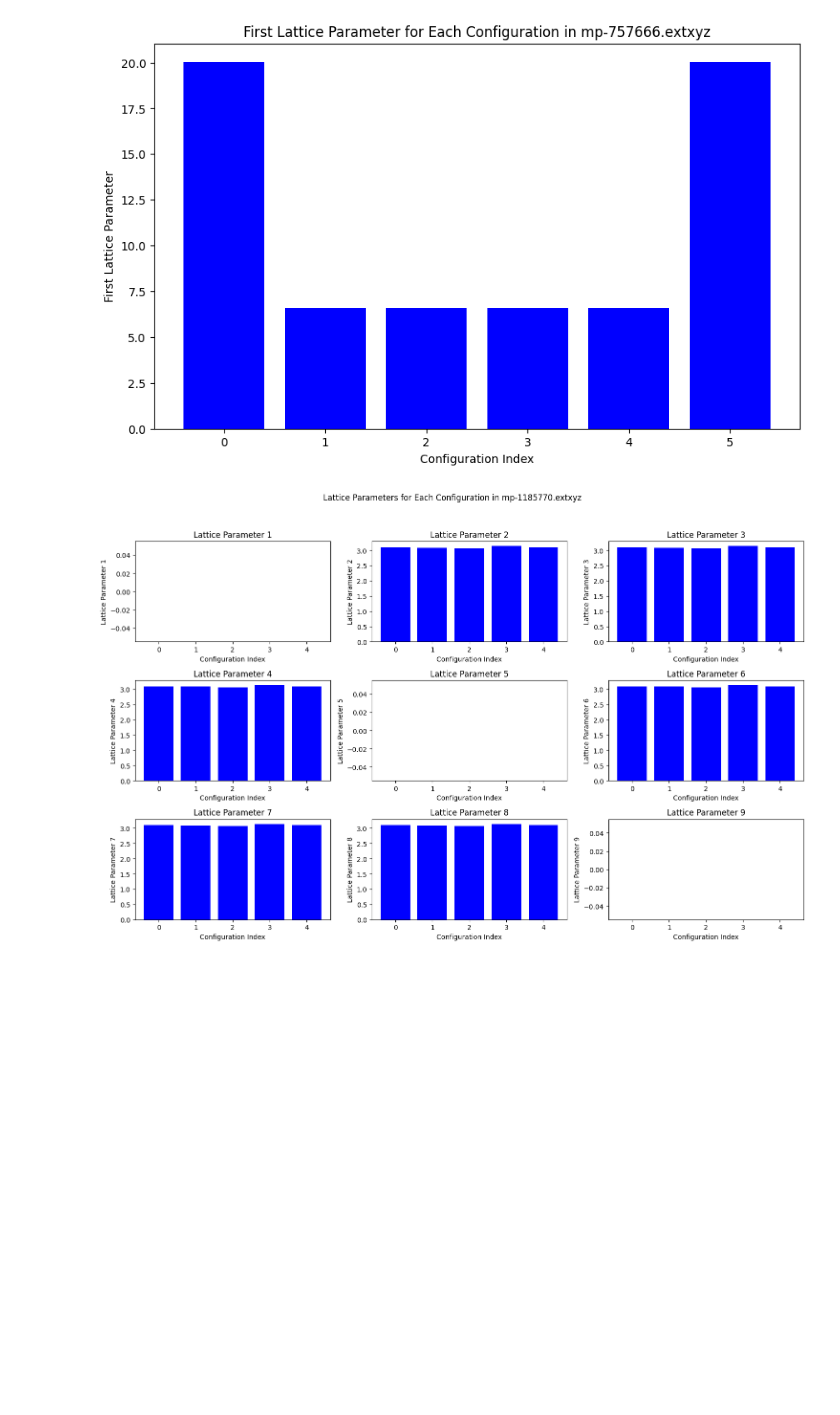
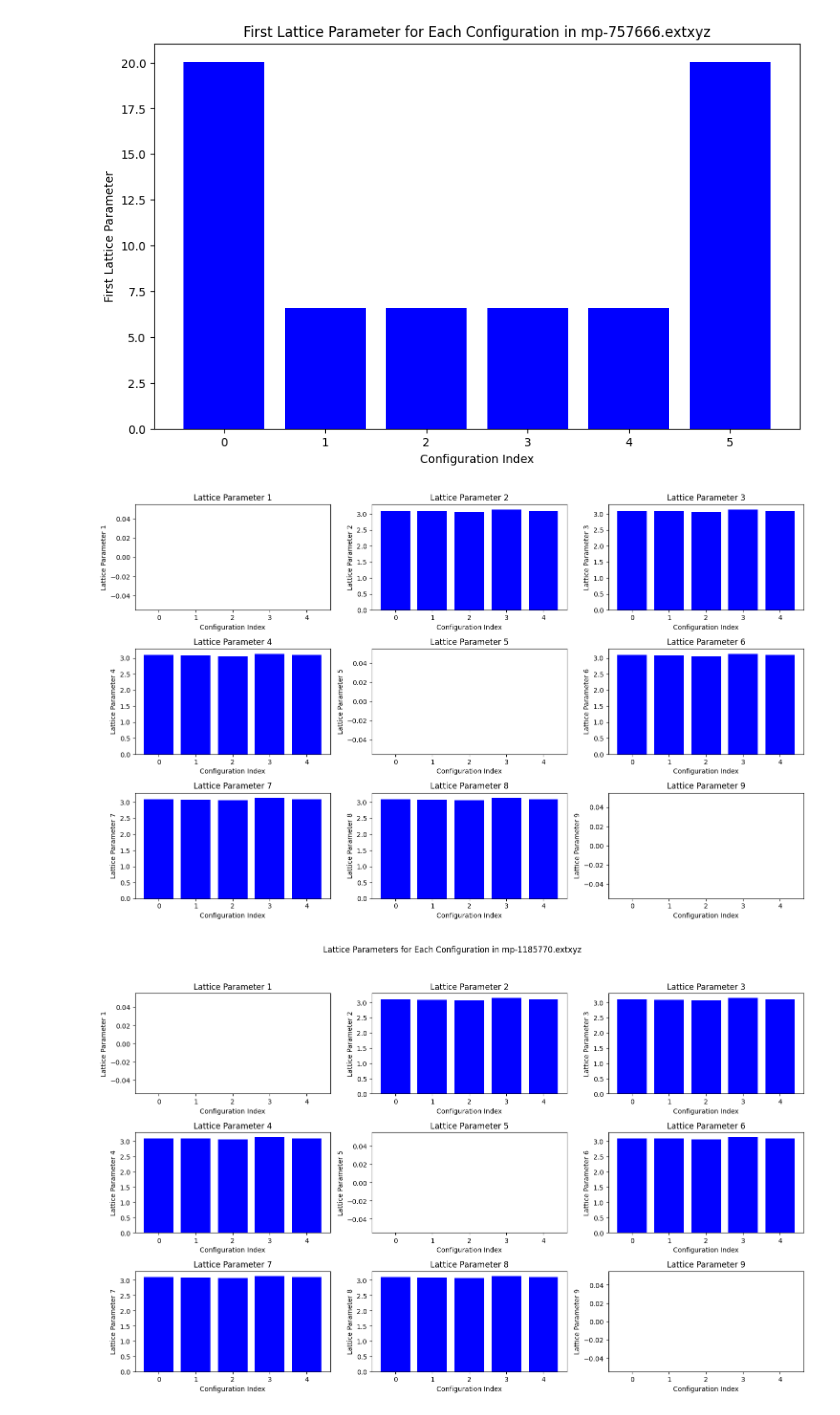
Before and after one commit to curtischong/joule, a Jupyter notebook: scripts/eddie_viewdata2.ipynb, the cells around one changed output. Saved outputs shown, nothing was run; the diff lists cells and outputs as text; code cells hidden in the pictures; blank space fills up the shorter version.

```diff
--- a/scripts/eddie_viewdata2.ipynb
+++ b/scripts/eddie_viewdata2.ipynb
@@ -53,6 +53,47 @@ for file_name in files:
 [figure]
 [figure]
 [figure]
+# %%
+import matplotlib.pyplot as plt
+# Convert to a transposed list to plot each lattice parameter
+def plot_lattice(file):
+    file_path = os.path.join(directory_path, file)
+    atoms_list = ase.io.read(file_path, index=':')
+    lattice_params = [atoms.cell.flatten() for atoms in atoms_list]
+    lattice_params_transposed = [list(i) for i in zip(*lattice_params)]
+
+    # Plotting the bar chart for each lattice parameter
+    plt.figure(figsize=(15, 10))
+    for i, params in enumerate(lattice_params_transposed):
+        plt.subplot(3, 3, i+1)
+        plt.bar(range(len(params)), params, color='blue')
+        plt.xlabel('Configuration Index')
+        plt.ylabel(f'Lattice Parameter {i+1}')
+        plt.title(f'Lattice Parameter {i+1}')
+
+    #plt.suptitle(f'Lattice Parameters for Each Configuration in {file_name}')
+    plt.tight_layout(rect=[0, 0.03, 1, 0.95])
+    plt.show()
+
+    # Extract all lattice parameters
+#     for lattice_params in [atoms.cell for atoms in atoms_list]:
+#         #lattice_params_transposed = list(map(list, zip(*lattice_params)))
+
+#         # Plotting the bar chart for each lattice parameter
+#         plt.figure(figsize=(15, 10))
+#         for i, params in enumerate(lattice_params):
+#             plt.subplot(3, 3, i+1)
+#             plt.bar(range(len(params)), params, color='blue')
+#             plt.xlabel('Configuration Index')
+#             plt.ylabel(f'Lattice Parameter {i+1}')
+#             plt.title(f'Lattice Parameter {i+1}')
+
+#         #plt.suptitle(f'Lattice Parameters for Each Configuration in {file_name}')
+#         plt.tight_layout(rect=[0, 0.03, 1, 0.95])
+#         plt.show()
+plot_lattice(files[0])
+# %% [output]
+[figure, added]
 # %%
 for file_name in files:
     file_path = os.path.join(directory_path, file_name)
```
Also changed, not shown: 2 other files.
